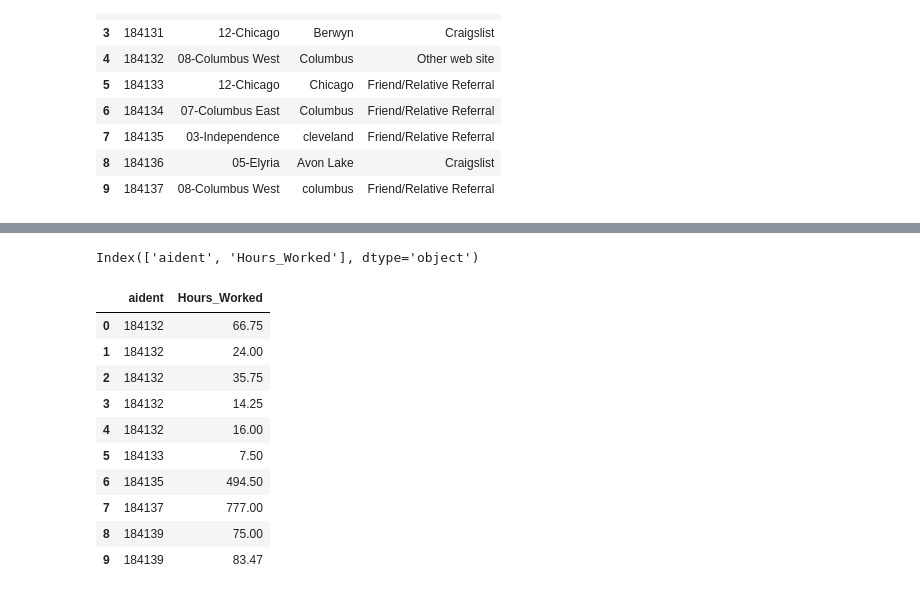
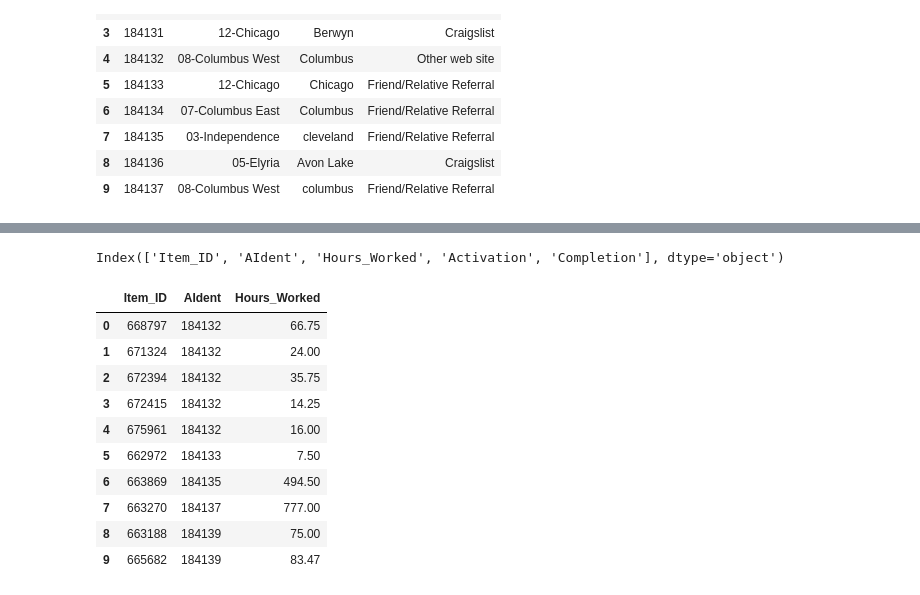
Before and after one commit to Rosas761/Recruiting-Analytics-Project, a Jupyter notebook: Code/SB_Code.ipynb, the cells around one changed output, grey strips where cells are left out. Cells and saved outputs as stored; diff of their text form; code cells hidden in the pictures.

```diff
--- a/Code/SB_Code.ipynb
+++ b/Code/SB_Code.ipynb
@@ -67,24 +72,23 @@ dtype: object
 # %%
-Data_csv_path3 = "../Data/Hours_Worked.csv"
+Data_csv_path3 = "../Source_Data/HW_O.csv"
 
 HW_df =  pd.read_csv(Data_csv_path3)
 HW_df.columns
 # %% [output]
-Index(['aident', 'Hours_Worked'], dtype='object')
+Index(['Item_ID', 'AIdent', 'Hours_Worked', 'Activation', 'Completion'], dtype='object')
 # %%
-HW = pd.DataFrame(HW_df[['aident', 'Hours_Worked']])
-
+HW = pd.DataFrame(HW_df[['Item_ID', 'AIdent', 'Hours_Worked']])
 
 HW.head(10)
 # %% [output]
-|  | aident | Hours_Worked |
-| 0 | 184132 | 66.75 |
-| 1 | 184132 | 24.00 |
-| 2 | 184132 | 35.75 |
-| 3 | 184132 | 14.25 |
-| 4 | 184132 | 16.00 |
-| 5 | 184133 | 7.50 |
-| 6 | 184135 | 494.50 |
-| 7 | 184137 | 777.00 |
-| 8 | 184139 | 75.00 |
-| 9 | 184139 | 83.47 |
+|  | Item_ID | AIdent | Hours_Worked |
+| 0 | 668797 | 184132 | 66.75 |
+| 1 | 671324 | 184132 | 24.00 |
+| 2 | 672394 | 184132 | 35.75 |
+| 3 | 672415 | 184132 | 14.25 |
+| 4 | 675961 | 184132 | 16.00 |
+| 5 | 662972 | 184133 | 7.50 |
+| 6 | 663869 | 184135 | 494.50 |
+| 7 | 663270 | 184137 | 777.00 |
+| 8 | 663188 | 184139 | 75.00 |
+| 9 | 665682 | 184139 | 83.47 |
```
Also changed, not shown: parts of 13 cells of this notebook, 8 other files.
